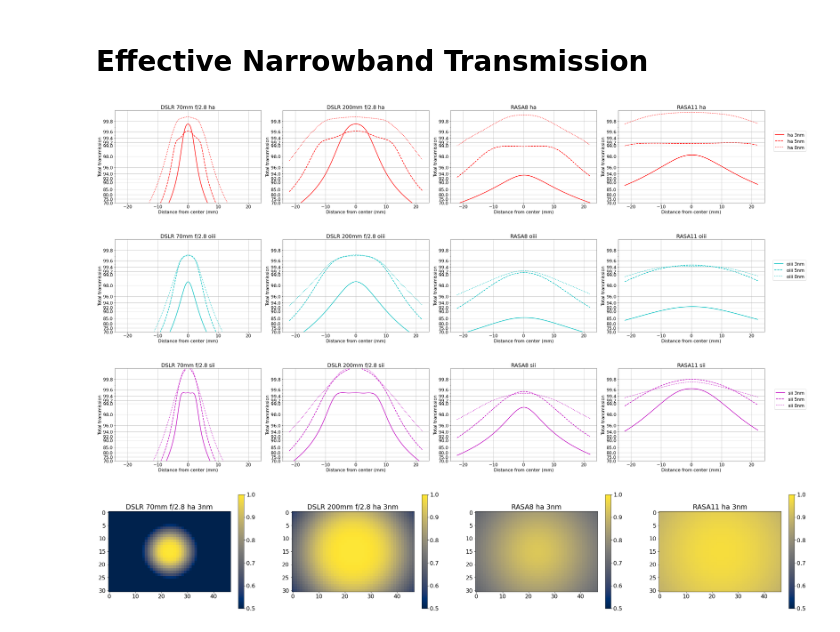
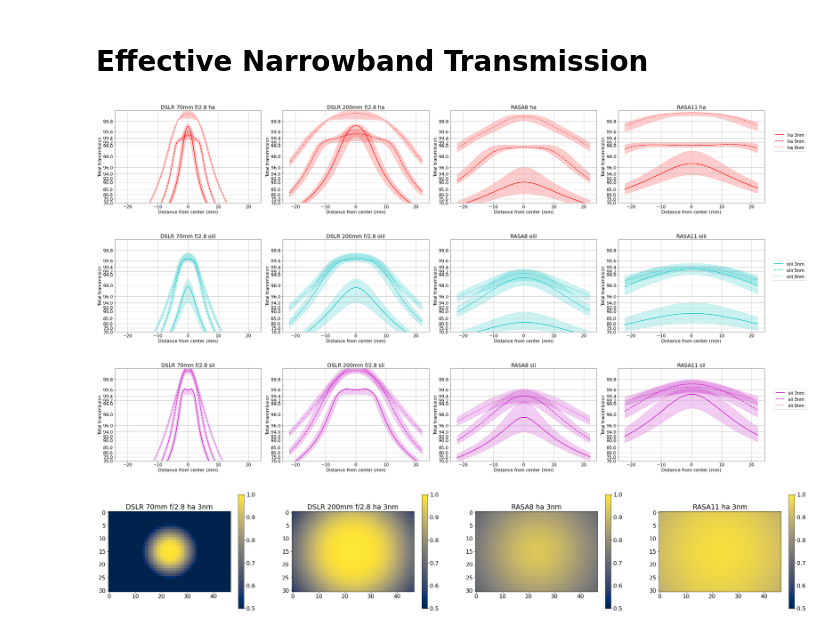
Before and after one commit to gshau/fast_optics_with_narrowband, a Jupyter notebook: bandpass_shift_nb.ipynb, the cells around one changed output. Saved outputs shown, nothing was run; the diff lists cells and outputs as text; code cells hidden in the pictures.

Commit message:
added line shift spread

```diff
--- a/bandpass_shift_nb.ipynb
+++ b/bandpass_shift_nb.ipynb
@@ -26,7 +26,7 @@ def wavelength_shift(lam0, theta, ref_index):
     frac_shift = np.sqrt(1 - np.sin(theta)**2 * (1. / ref_index**2))
     return lam0 * (1 - frac_shift)
 
-def transmission_chip(x0, y0, r_min, r_max, focal_length, filter_name='ha', bandpass='3nm'):
+def transmission_chip(x0, y0, r_min, r_max, focal_length, filter_name='ha', bandpass='3nm', line_offset=0):
     phi_vals = np.linspace(0, 2 * np.pi, 50)
     r_vals = np.linspace(r_min, r_max, 50)
 
@@ -36,11 +36,35 @@ def transmission_chip(x0, y0, r_min, r_max, focal_length, filter_name='ha', band
     line_loc = bands[filter_name]['wavelength']
     func = f_transmission[f'{filter_name}_{bandpass}']
 
-    lam = wavelength_shift(line_loc, THETA, n_index) + line_loc
+    lam = wavelength_shift(line_loc, THETA, n_index) + line_loc + line_offset
 
     d_transmission = func(lam)
     T = ((R[:, :, None, None] * d_transmission).sum(axis=0).sum(axis=0) / (d_transmission.max() * R[:, :, None, None]).sum(axis=0).sum(axis=0))
     return T, THETA
+# %%
+def transmission_chip(x0, y0, r_min, r_max, focal_length, filter_name='ha', bandpass='3nm', line_offset=None):
+    phi_vals = np.linspace(0, 2 * np.pi, 50)
+    r_vals = np.linspace(r_min, r_max, 50)
+
+    R, PHI = np.meshgrid(r_vals, phi_vals)
+    THETA = get_theta(x0[None, None, :, :], y0[None, None, :, :], R[:, :, None, None], PHI[:, :, None, None], focal_length)
+
+    line_loc = bands[filter_name]['wavelength']
+    func = f_transmission[f'{filter_name}_{bandpass}']
+
+    lam = wavelength_shift(line_loc, THETA, n_index) + line_loc
+
+    if line_offset:
+        T = []
+        n_samples = 100
+        lam += line_offset
+        for _ in range(n_samples):
+            d_transmission = func(lam + line_offset * np.random.randn())
+            T.append(((R[:, :, None, None] * d_transmission).sum(axis=0).sum(axis=0) / (d_transmission.max() * R[:, :, None, None]).sum(axis=0).sum(axis=0)))
+    else:
+        d_transmission = func(lam)
+        T = ((R[:, :, None, None] * d_transmission).sum(axis=0).sum(axis=0) / (d_transmission.max() * R[:, :, None, None]).sum(axis=0).sum(axis=0))
+    return T, THETA
 # %% [markdown]
 ## Filter transmissions
 These filter transmission data were obtianed from Chroma, and can be [downloaded](https://www.chroma.com/spectra-viewer) as a `csv` file.
@@ -255,7 +279,7 @@ def show_angle_distribution(thetas, suffix=''):
         plt.show()
         break
 
-def show_diagonal_transmission(optics, filter_names, bandpasses, diagonal=44, downsample=50, suffix=''):
+def show_diagonal_transmission(optics, filter_names, bandpasses, diagonal=44, downsample=50, suffix='', line_offset=None):
 
     height = 2
     micron = 1e-3
@@ -288,11 +312,20 @@ def show_diagonal_transmission(optics, filter_names, bandpasses, diagonal=44, do
                            r_max=r_max,
                            focal_length=focal_length,
                            filter_name=filter_name,
-                           bandpass=bandpass)
+                           bandpass=bandpass,
+                           line_offset=line_offset)
 
                 T, THETA = transmission_chip(X, Y, **args)
+                T = np.array(T)
                 i = int(X.shape[0] / 2)
-                plt.plot(X[i, :], T[i, :], label=f'{filter_name} {bandpass}', color=color[filter_name], lw=2, linestyle=styles[bandpass])
+
+                if line_offset:
+                    plt.plot(X[i, :], np.quantile(T, 0.5, axis=0)[i, :], label=f'{filter_name} {bandpass}', color=color[filter_name], lw=2, linestyle=styles[bandpass])
+                    plt.fill_between(X[i, :], np.quantile(T, 0.05, axis=0)[i, :],  np.quantile(T, 0.95, axis=0)[i, :], color=color[filter_name], lw=1, linestyle=styles[bandpass], alpha=0.2)
+                else:
+                    plt.plot(X[i, :], T[i, :], label=f'{filter_name} {bandpass}', color=color[filter_name], lw=2, linestyle=styles[bandpass])
+
+
                 plt.title(f'{optic_name} {filter_name}')
                 plt.grid()
                 plt.xlabel('Distance from center (mm)')
@@ -319,30 +352,30 @@ styles = {'3nm': '-', '5nm': '--', '8nm': ':'}
 # %%
 
 # RASA whitepaper: https://s3.amazonaws.com/celestron-site-support-files/support_files/rasa_white_paper_web.pdf
 
 optics = {'DSLR 70mm f/2.8': {'aperture': 25,
                               'f_ratio': 2.8,
                               'r_min': 0},
           'DSLR 200mm f/2.8': {'aperture': 72,
                                'f_ratio': 2.8,
                                'r_min': 0},
           'RASA8': {'aperture': 200,
                     'f_ratio': 2,
                     'r_min': 93/2},
           'RASA11': {'aperture': 280,
                      'f_ratio': 2.2,
                      'r_min': 114/2},
 
          }
 
 filter_names = ['ha', 'oiii', 'sii']
 bandpasses = ['3nm', '5nm', '8nm']
 
-show_diagonal_transmission(optics, filter_names, bandpasses)
+show_diagonal_transmission(optics, filter_names, bandpasses, line_offset=0.1)
 # %% [output]
-[figure, old version]
+[figure, new version]
-[figure, old version]
+[figure, new version]
-[figure, old version]
+[figure, new version]
 # %%
 thetas = show_chip_view(optics, filter_names, bandpasses)
 # %% [output]
```
Also changed, not shown: 4 other files.
